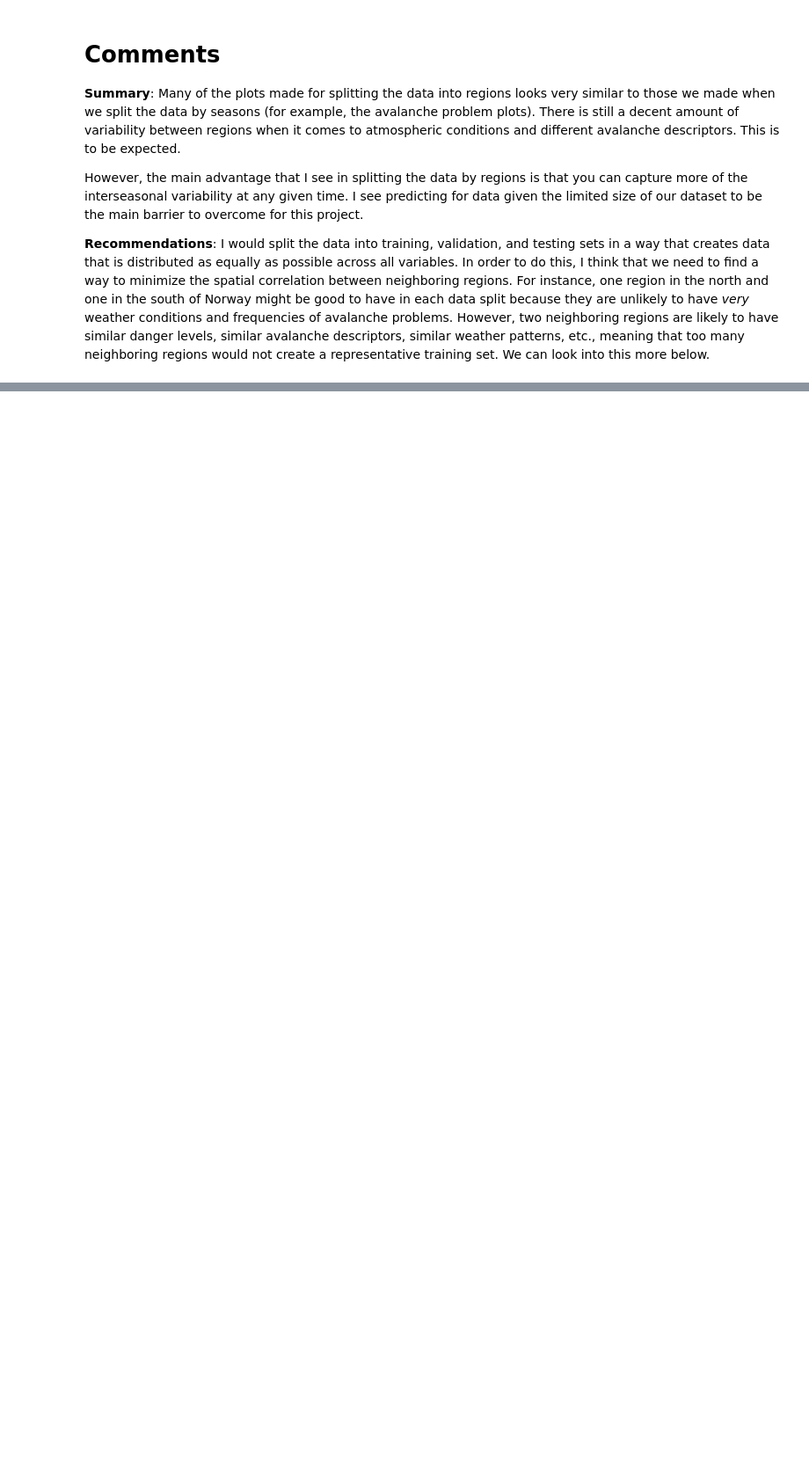
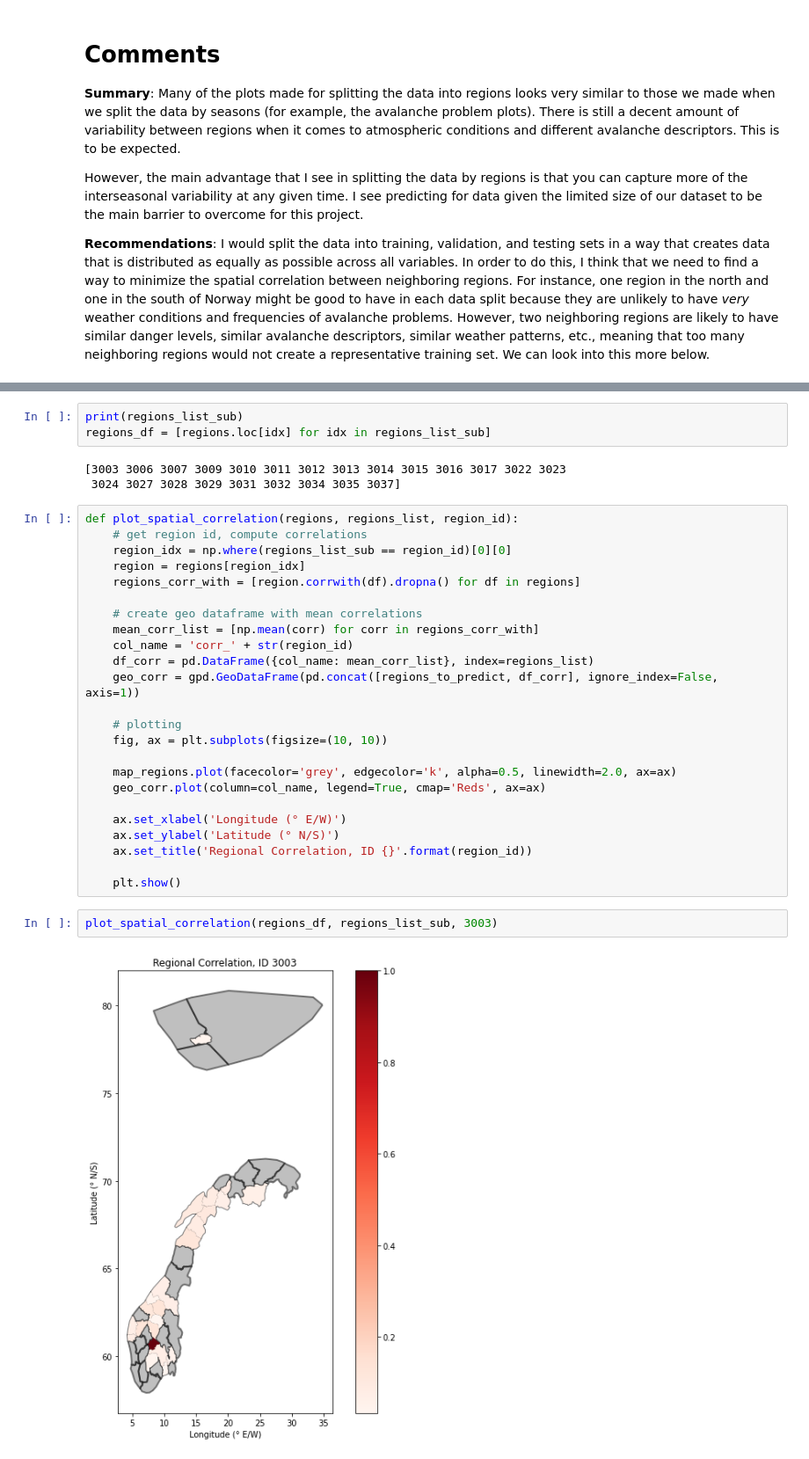
Before and after one commit to NVE/avalanche_ml, a Jupyter notebook: notebooks/analysis/0_distributions.ipynb, the cells around one changed output, grey strips where cells are left out. Shown at 88% size. Drawn from its saved outputs; the diff is of its cells as text; blank space fills up the shorter version.

Commit message:
adding spatial correlations plots

```diff
--- a/notebooks/analysis/0_distributions.ipynb
+++ b/notebooks/analysis/0_distributions.ipynb
@@ -1136,0 +1133,34 @@ https://stackoverflow.com/questions/33157528/correlation-between-two-dataframes
+# %%
+print(regions_list_sub)
+regions_df = [regions.loc[idx] for idx in regions_list_sub]
+# %% [output]
+[3003 3006 3007 3009 3010 3011 3012 3013 3014 3015 3016 3017 3022 3023
+ 3024 3027 3028 3029 3031 3032 3034 3035 3037]
+# %%
+def plot_spatial_correlation(regions, regions_list, region_id):
+    # get region id, compute correlations
+    region_idx = np.where(regions_list_sub == region_id)[0][0]
+    region = regions[region_idx]
+    regions_corr_with = [region.corrwith(df).dropna() for df in regions]
+
+    # create geo dataframe with mean correlations
+    mean_corr_list = [np.mean(corr) for corr in regions_corr_with]
+    col_name = 'corr_' + str(region_id)
+    df_corr = pd.DataFrame({col_name: mean_corr_list}, index=regions_list)
+    geo_corr = gpd.GeoDataFrame(pd.concat([regions_to_predict, df_corr], ignore_index=False, axis=1))
+
+    # plotting
+    fig, ax = plt.subplots(figsize=(10, 10))
+
+    map_regions.plot(facecolor='grey', edgecolor='k', alpha=0.5, linewidth=2.0, ax=ax)
+    geo_corr.plot(column=col_name, legend=True, cmap='Reds', ax=ax)
+
+    ax.set_xlabel('Longitude (° E/W)')
+    ax.set_ylabel('Latitude (° N/S)')
+    ax.set_title('Regional Correlation, ID {}'.format(region_id))
+
+    plt.show()
+# %%
+plot_spatial_correlation(regions_df, regions_list_sub, 3003)
+# %% [output]
+[figure, added]
```
Also changed, not shown: parts of 5 cells of this notebook.
